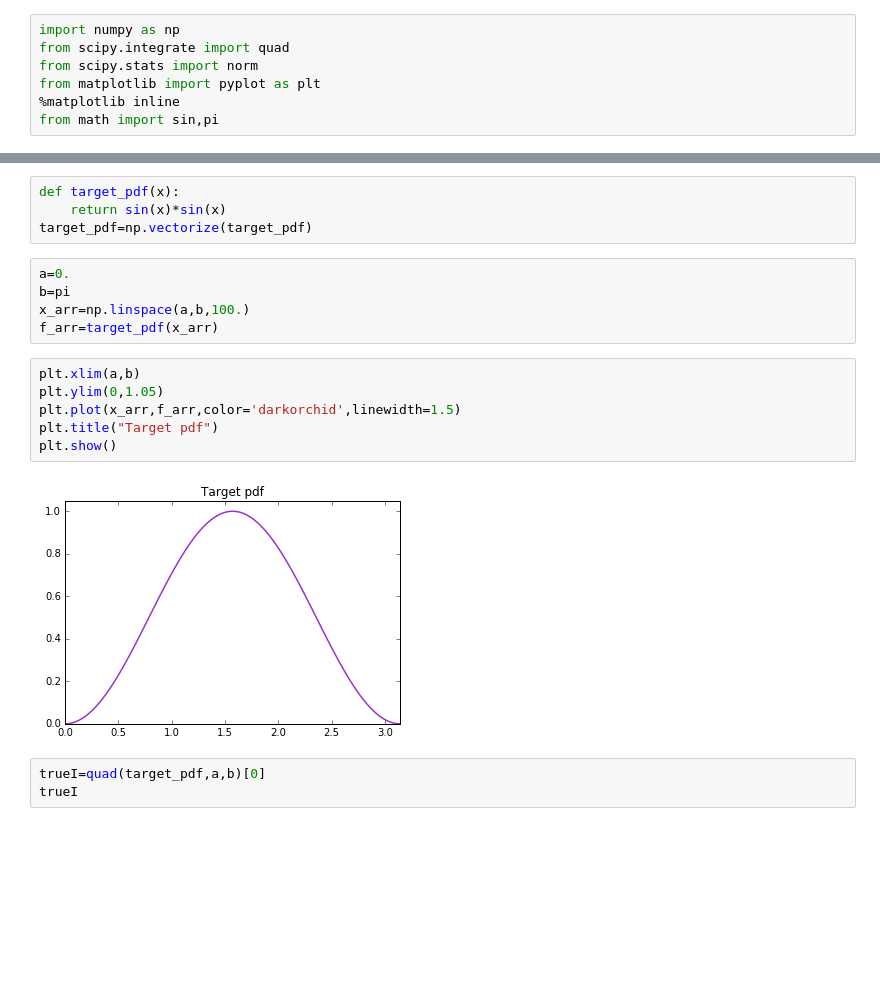
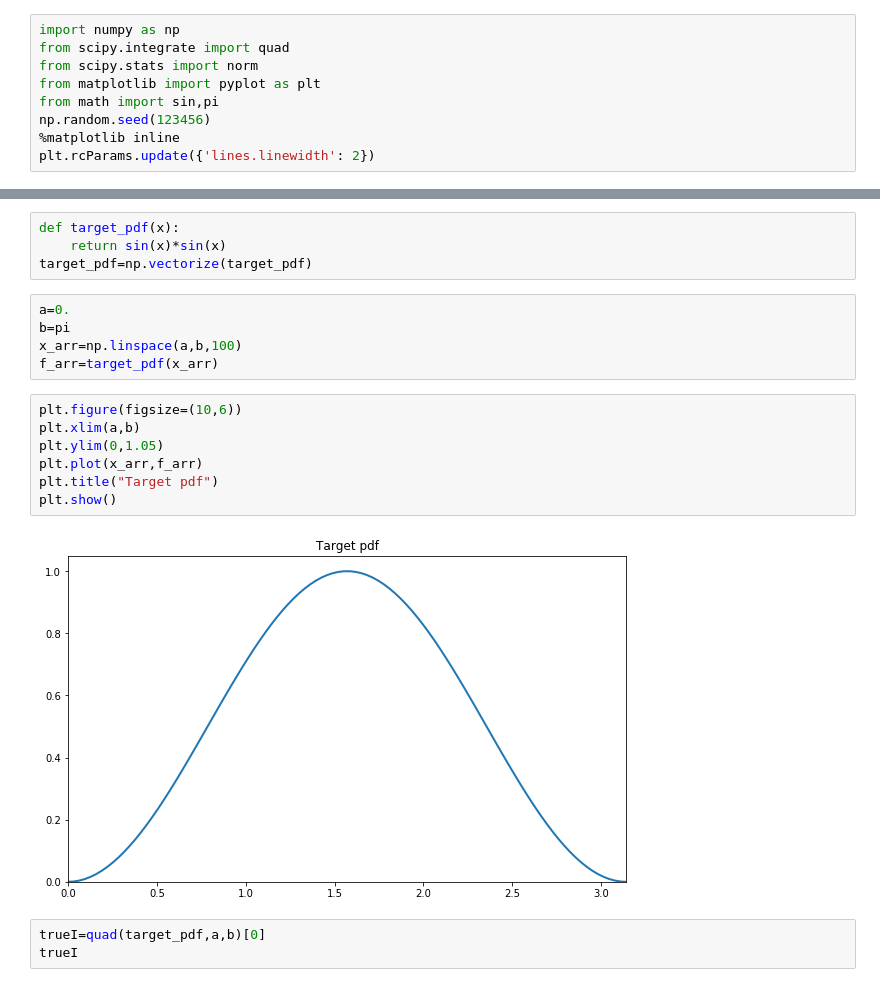
Before and after one commit to florent-leclercq/Bayes_InfoTheory, a Jupyter notebook: Sampling_Importance_Rejection.ipynb, the cells around one changed output, grey strips where cells are left out. Drawn from its saved outputs; the diff is of its cells as text; blank space fills up the shorter version.

Commit message:
2019 updated: adapted for python3, improved plots

```diff
--- a/Sampling_Importance_Rejection.ipynb
+++ b/Sampling_Importance_Rejection.ipynb
@@ -9,5 +9,7 @@ import numpy as np
 from scipy.integrate import quad
 from scipy.stats import norm
 from matplotlib import pyplot as plt
+from math import sin,pi
+np.random.seed(123456)
 %matplotlib inline
-from math import sin,pi
+plt.rcParams.update({'lines.linewidth': 2})
@@ -20,16 +24,17 @@ target_pdf=np.vectorize(target_pdf)
 # %%
 a=0.
 b=pi
-x_arr=np.linspace(a,b,100.)
+x_arr=np.linspace(a,b,100)
 f_arr=target_pdf(x_arr)
 # %%
+plt.figure(figsize=(10,6))
 plt.xlim(a,b)
 plt.ylim(0,1.05)
-plt.plot(x_arr,f_arr,color='darkorchid',linewidth=1.5)
+plt.plot(x_arr,f_arr)
 plt.title("Target pdf")
 plt.show()
 # %% [output]
-[figure, old version]
+[figure, new version]
 # %%
 trueI=quad(target_pdf,a,b)[0]
 trueI
```
Also changed, not shown: parts of 18 cells of this notebook.
